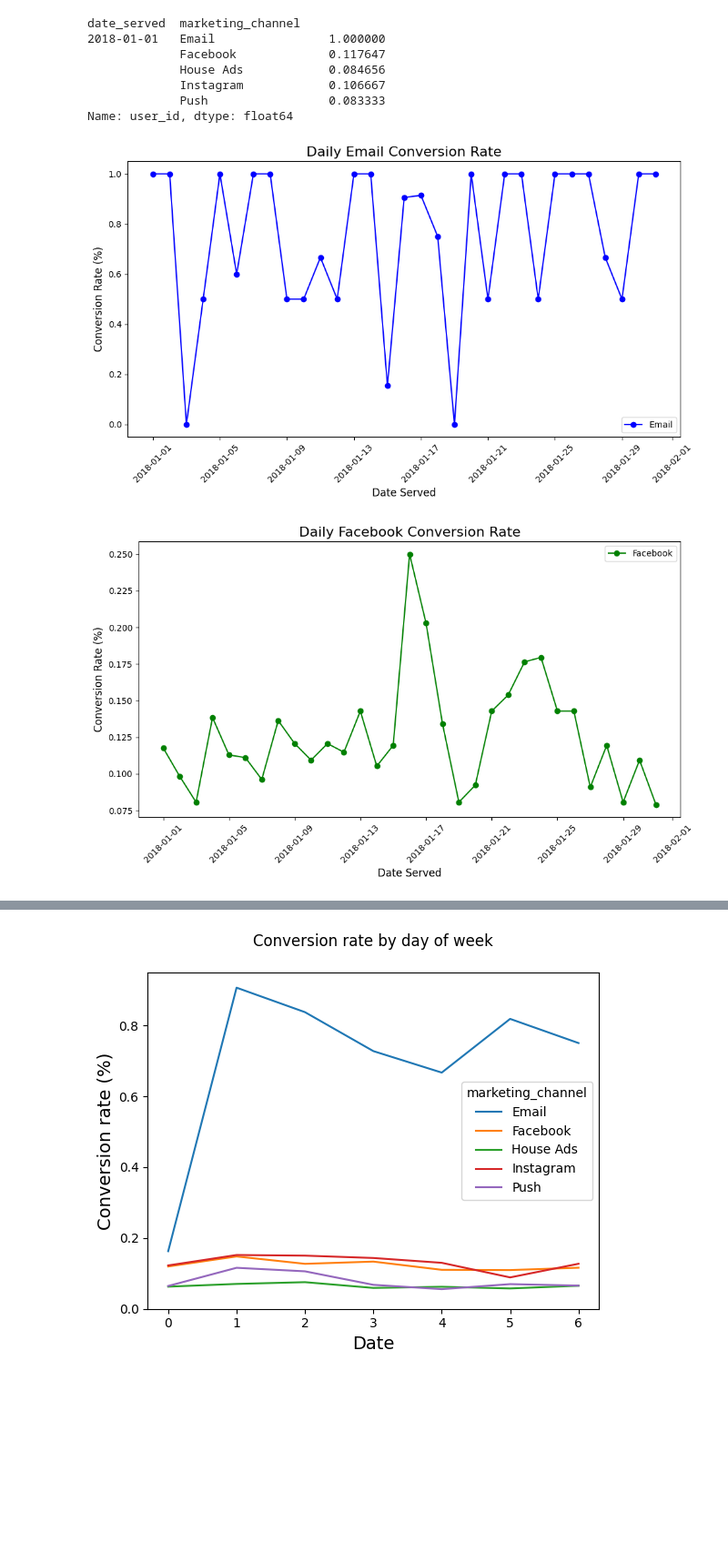
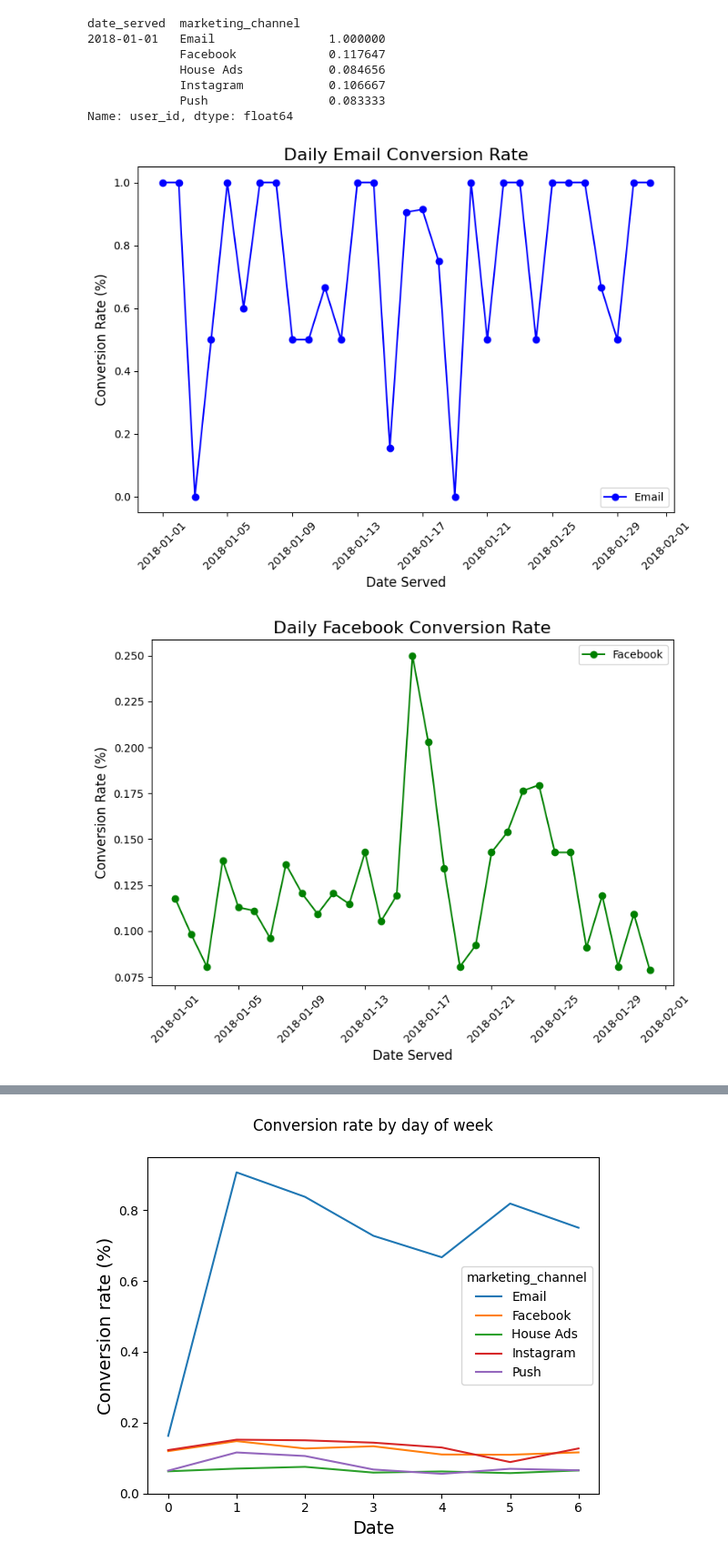
Before and after one commit to Careen840/Marketing-Campaign-Analysis, a Jupyter notebook: Code.ipynb, the cells around one changed output, grey strips where cells are left out. Shown at 91% size. Cells and saved outputs as stored; diff of their text form; code cells hidden in the pictures; blank space fills up the shorter version.

```diff
--- a/Code.ipynb
+++ b/Code.ipynb
@@ -536,32 +536,32 @@ Name: user_id, dtype: float64
 # %%
 
 def plotting_channel_conv(dataframe):
     # Plotting function for each marketing channel and their conversion rate
     channels = dataframe.columns
 
     # Set up colors for better distinction
     colors = ['blue', 'green', 'red', 'purple', 'orange']
 
     for idx, channel in enumerate(channels):
-        plt.figure(figsize=(10, 6))  # Set figure size for each channel
+        plt.figure(figsize=(8, 6))  # Set figure size for each channel
         plt.plot(dataframe.index, dataframe[channel], marker='o', color=colors[idx], label=channel)
         plt.title(f'Daily {channel} Conversion Rate', size=16)
         plt.ylabel('Conversion Rate (%)', size=12)
         plt.xlabel('Date Served', size=12)
         plt.xticks(rotation=45)
         plt.yticks(size=10)
         plt.legend()  # Add legend to differentiate channels
         plt.tight_layout()
         plt.show()
 
 # Calculate conversion rate by date served and channel
 daily_conv_channel = conversion_rate(marketing, ['date_served', 'marketing_channel'])
 
 # Unstack daily_conv_channel and convert it to a DataFrame
 daily_conv_channel = pd.DataFrame(daily_conv_channel.unstack(level=1))
 
 # Plot results of daily_conv_channel using the enhanced plotting function
 plotting_channel_conv(daily_conv_channel)
 # %% [output]
-[figure, old version]
+[figure, new version]
-[figure, old version]
+[figure, new version]
```
Also changed, not shown: parts of 5 cells of this notebook.
